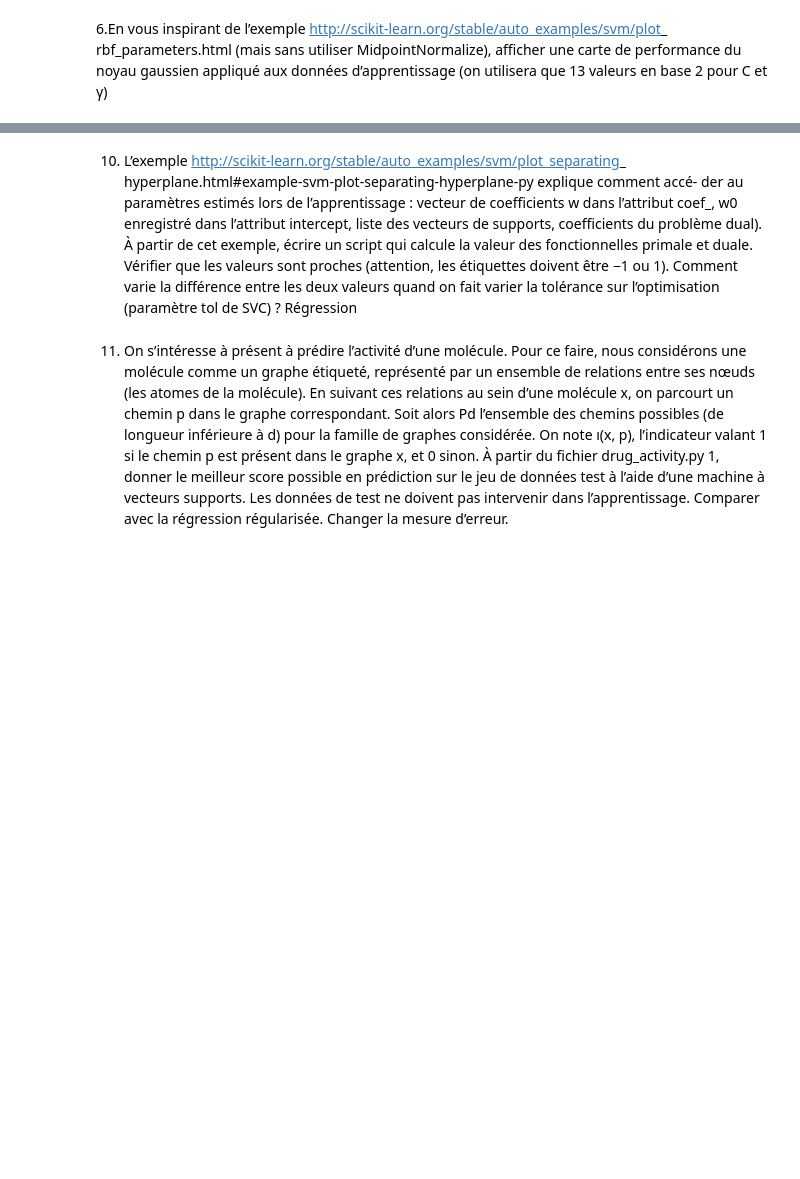
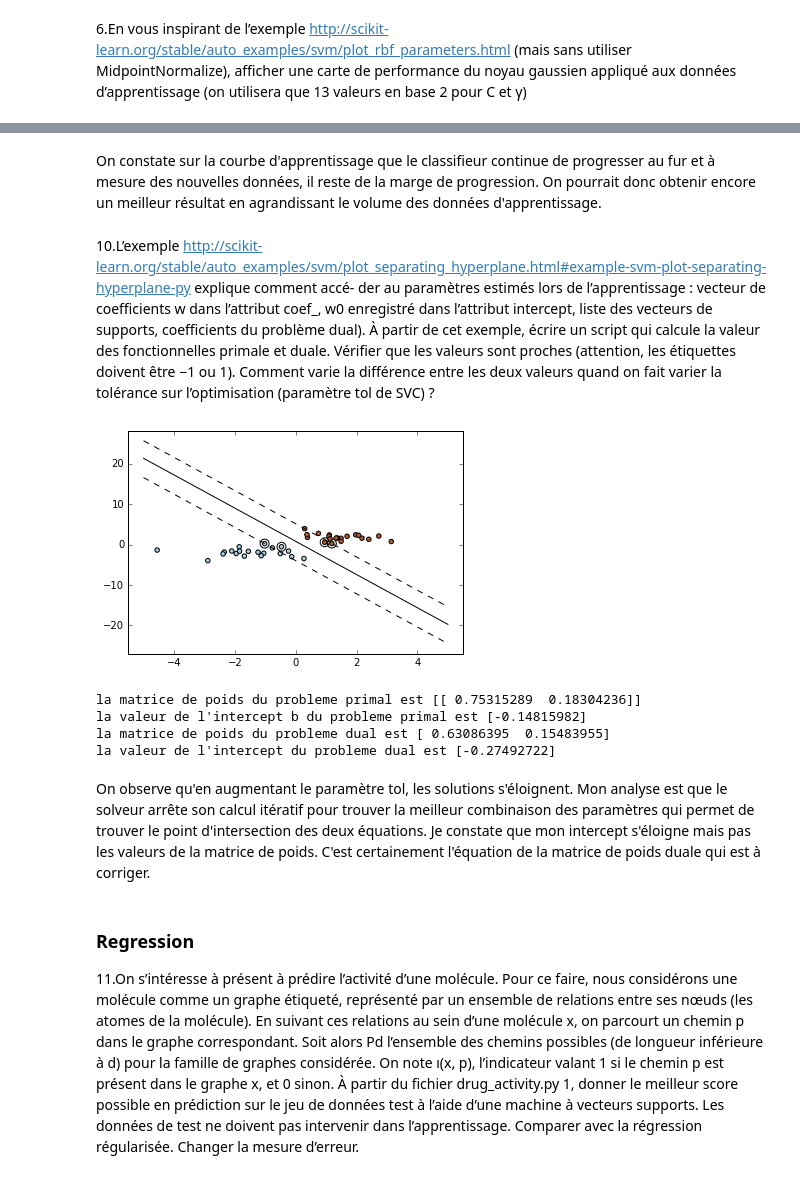
Before and after one commit to mamemor2/School-Projects, a Jupyter notebook: TP_SVM_MMF.ipynb, the cells around one changed output, grey strips where cells are left out. Drawn from its saved outputs; the diff is of its cells as text; code cells hidden in the pictures; blank space fills up the shorter version.

```diff
--- a/TP_SVM_MMF.ipynb
+++ b/TP_SVM_MMF.ipynb
@@ -238,15 +609,72 @@ la consistance de notre estimateur.
+# %% [markdown]
+On constate sur la courbe d'apprentissage que le classifieur continue de progresser au fur et à mesure des nouvelles données, il reste de la marge de progression. On pourrait donc obtenir encore un meilleur résultat en agrandissant le volume des données d'apprentissage.
 # %% [markdown]
-10. L’exemple http://scikit-learn.org/stable/auto_examples/svm/plot_separating_
-hyperplane.html#example-svm-plot-separating-hyperplane-py explique comment accé-
+10.L’exemple http://scikit-learn.org/stable/auto_examples/svm/plot_separating_hyperplane.html#example-svm-plot-separating-hyperplane-py explique comment accé-
 der au paramètres estimés lors de l’apprentissage : vecteur de coefficients w dans l’attribut
 coef_, w0 enregistré dans l’attribut intercept, liste des vecteurs de supports, coefficients du
 problème dual). À partir de cet exemple, écrire un script qui calcule la valeur des fonctionnelles
 primale et duale. Vérifier que les valeurs sont proches (attention, les étiquettes doivent être −1
 ou 1). Comment varie la différence entre les deux valeurs quand on fait varier la tolérance sur
 l’optimisation (paramètre tol de SVC) ?
-Régression
+# %%
+import numpy as np
+import matplotlib.pyplot as plt
+from sklearn import svm
+
+# we create 40 separable points
+np.random.seed(0)
+X = np.r_[np.random.randn(20, 2) - [2, 2], np.random.randn(20, 2) + [2, 2]]
+Y = [-1] * 20 + [1] * 20
+
+# fit the model
+clf = svm.SVC(kernel='linear',tol=1)
+clf.fit(X, Y)
+
+# get the separating hyperplane
+w = clf.coef_[0]
+a = -w[0] / w[1]
+xx = np.linspace(-5, 5)
+yy = a * xx - (clf.intercept_[0]) / w[1]
+
+# plot the parallels to the separating hyperplane that pass through the
+# support vectors
+b = clf.support_vectors_[0]
+yy_down = a * xx + (b[1] - a * b[0])
+b = clf.support_vectors_[-1]
+yy_up = a * xx + (b[1] - a * b[0])
+
+# plot the line, the points, and the nearest vectors to the plane
+plt.plot(xx, yy, 'k-')
+plt.plot(xx, yy_down, 'k--')
+plt.plot(xx, yy_up, 'k--')
+
+plt.scatter(clf.support_vectors_[:, 0], clf.support_vectors_[:, 1],
+            s=80, facecolors='none')
+plt.scatter(X[:, 0], X[:, 1], c=Y, cmap=plt.cm.Paired)
+
+plt.axis('tight')
+plt.show()
+
+"""paramètres de la fonction primale, matrice de poids w et intercept b"""
+print "la matrice de poids du probleme primal est", clf.coef_
+print "la valeur de l'intercept b du probleme primal est", clf.intercept_
+
+"""paramètres de la fonction duale, matrice de poids w égale au produit des vecteurs supports et des coefficients duaux"""
+print "la matrice de poids du probleme dual est",np.dot(clf.dual_coef_,clf.support_vectors_)
+"""et intercept b de la fonction duale retrouvé en choisissant une donnée support (étiquette -1) du vecteur support (slide 16 cours SVM)"""
+print "la valeur de l'intercept du probleme dual est",(-1-np.dot(clf.coef_,clf.support_vectors_[0,:]))
+# %% [output]
+[figure, added]
+la matrice de poids du probleme primal est [[ 0.75315289  0.18304236]]
+la valeur de l'intercept b du probleme primal est [-0.14815982]
+la matrice de poids du probleme dual est [ 0.63086395  0.15483955]
+la valeur de l'intercept du probleme dual est [-0.27492722]
+# %% [markdown]
+On observe qu'en augmentant le paramètre tol, les solutions s'éloignent. Mon analyse est que le solveur arrête son calcul itératif pour trouver la meilleur combinaison des paramètres qui permet de trouver le point d'intersection des deux équations.
+Je constate que mon intercept s'éloigne mais pas les valeurs de la matrice de poids. C'est certainement l'équation de la matrice de poids duale qui est à corriger.
 # %% [markdown]
-11. On s’intéresse à présent à prédire l’activité d’une molécule. Pour ce faire, nous considérons une
+### Regression
+11.On s’intéresse à présent à prédire l’activité d’une molécule. Pour ce faire, nous considérons une
 molécule comme un graphe étiqueté, représenté par un ensemble de relations entre ses nœuds (les
 atomes de la molécule). En suivant ces relations au sein d’une molécule x, on parcourt un chemin p
 dans le graphe correspondant. Soit alors Pd l’ensemble des chemins possibles (de longueur inférieure
```
Also changed, not shown: parts of 22 cells of this notebook.
